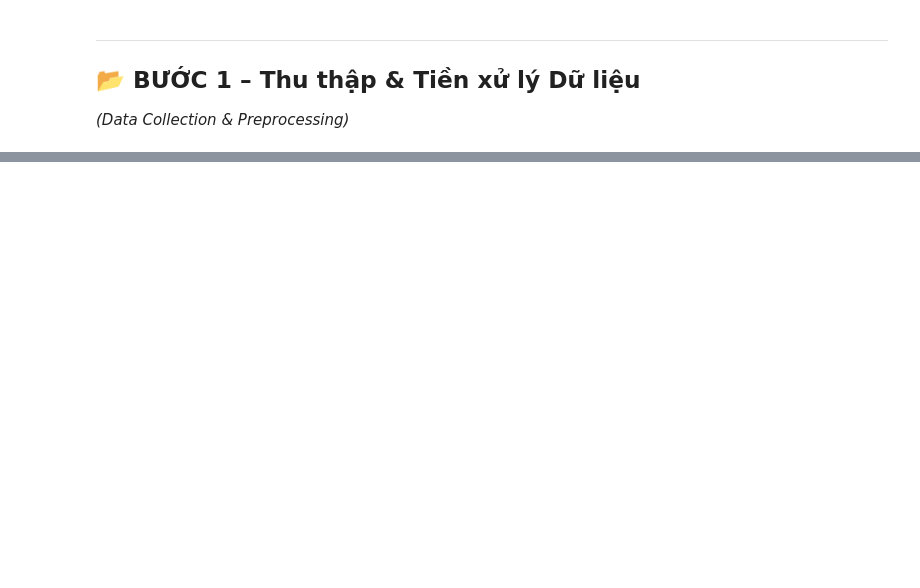
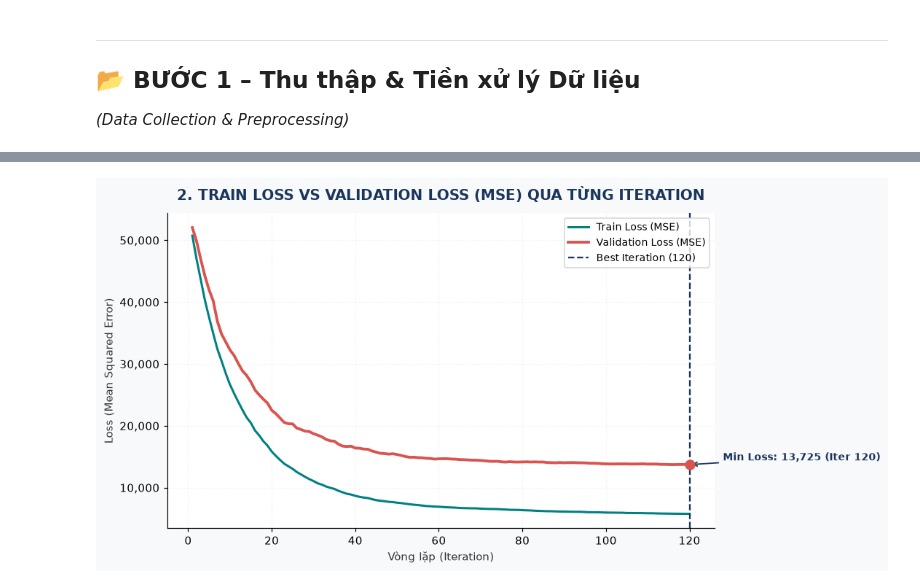
Before and after one commit to TuIT-198/Module4_KADA-, a Jupyter notebook: notebooks/profit_forecast_notebook.ipynb, the cells around one changed output, grey strips where cells are left out. Saved outputs shown, nothing was run; the diff lists cells and outputs as text; code cells hidden in the pictures; blank space fills up the shorter version.

```diff
--- a/notebooks/profit_forecast_notebook.ipynb
+++ b/notebooks/profit_forecast_notebook.ipynb
@@ -386,0 +251,26 @@ TOM TAT DO CHINH XAC MO HINH GRADIENT BOOSTING:
+# %%
+# 4.2 BIỂU ĐỒ 2: Train Loss vs Validation Loss theo từng Iteration (MSE Loss)
+fig, ax = plt.subplots(figsize=(10, 5), facecolor='#f8f9fa')
+
+ax.plot(iters, train_losses, color=PALETTE['teal'], lw=2, label='Train Loss (MSE)')
+ax.plot(iters, val_losses,   color=PALETTE['red'],  lw=2.5, label='Validation Loss (MSE)')
+
+ax.axvline(best_iter, color=PALETTE['navy'], linestyle='--', lw=1.5, label=f'Best Iteration ({best_iter})')
+ax.scatter(best_iter, best_val_loss, color=PALETTE['red'], s=70, zorder=5)
+
+ax.annotate(f'Min Loss: {best_val_loss:,.0f} (Iter {best_iter})',
+            xy=(best_iter, best_val_loss), xytext=(best_iter + 8, best_val_loss * 1.05),
+            arrowprops=dict(arrowstyle='->', color=PALETTE['navy'], lw=1.2),
+            fontweight='bold', color=PALETTE['navy'], fontsize=9)
+
+ax.set_title('2. TRAIN LOSS VS VALIDATION LOSS (MSE) QUA TỪNG ITERATION',
+             fontsize=13, fontweight='bold', color=PALETTE['navy'], pad=12)
+ax.set_xlabel('Vòng lặp (Iteration)', fontsize=10, color=PALETTE['dark'])
+ax.set_ylabel('Loss (Mean Squared Error)', fontsize=10, color=PALETTE['dark'])
+ax.yaxis.set_major_formatter(mticker.FuncFormatter(lambda v, _: f'{v:,.0f}'))
+ax.spines['top'].set_visible(False); ax.spines['right'].set_visible(False)
+ax.grid(True, alpha=0.2, linestyle=':')
+ax.legend(fontsize=9, loc='upper right')
+plt.tight_layout(); plt.show()
+# %% [output]
+[figure, added]
```
Also changed, not shown: parts of 28 cells of this notebook.
